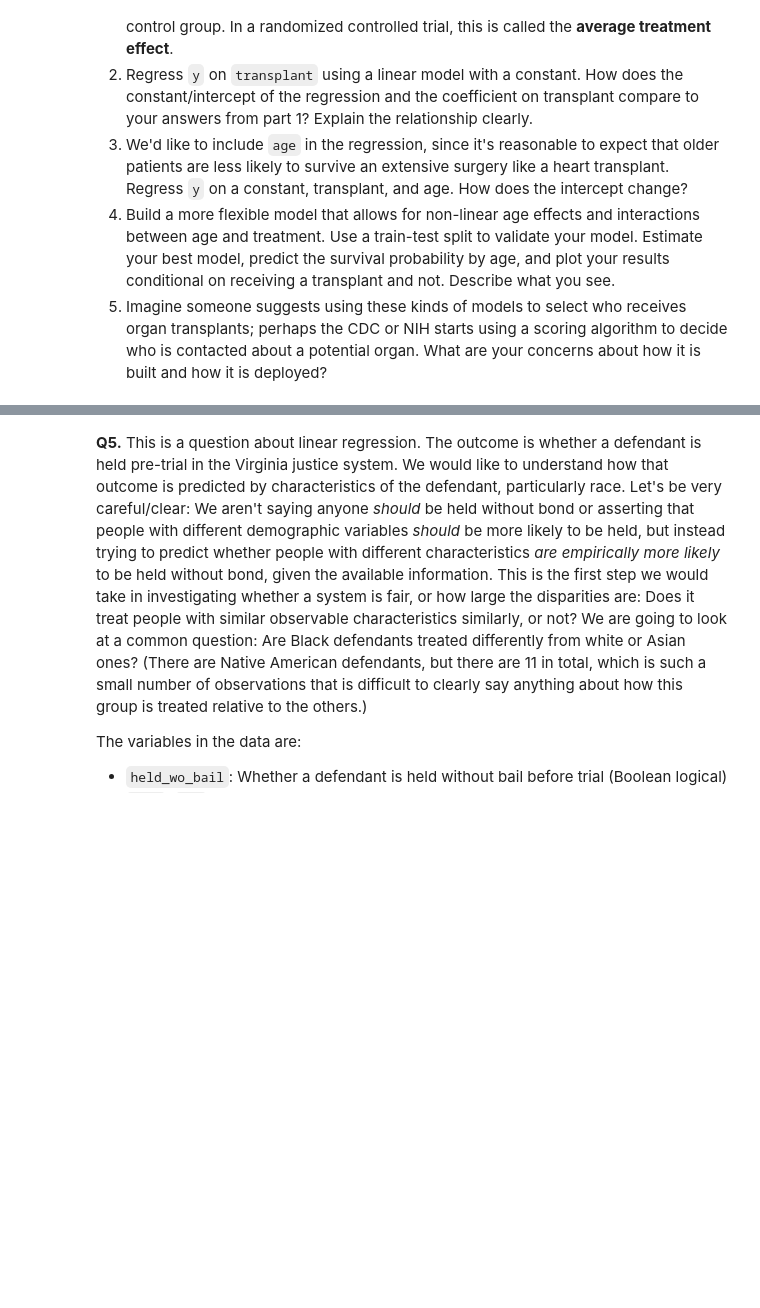
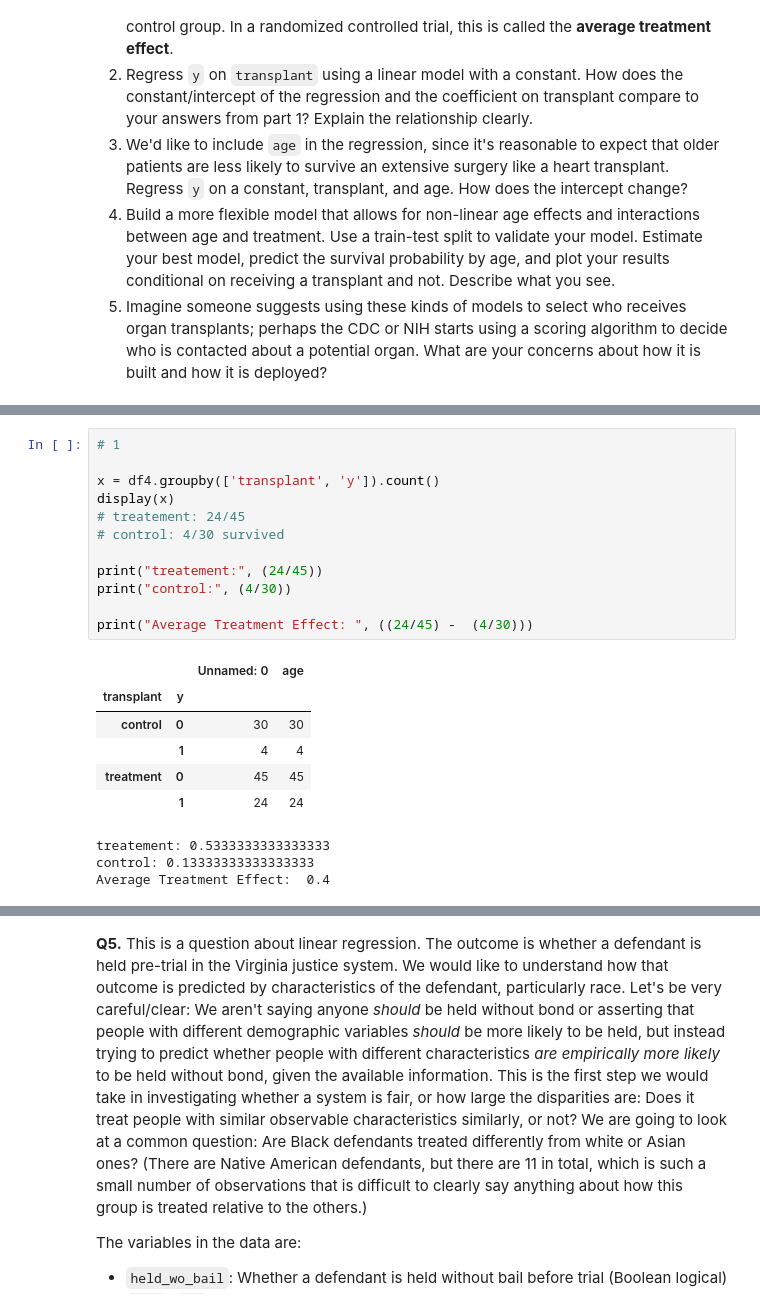
Before and after one commit to KaranRawatUVA/linearModels, a Jupyter notebook: assignment/assignment.ipynb, the cells around one changed output, grey strips where cells are left out. Drawn from its saved outputs; the diff is of its cells as text; blank space fills up the shorter version.

```diff
--- a/assignment/assignment.ipynb
+++ b/assignment/assignment.ipynb
@@ -390,0 +464,22 @@ Since a heart transplant is a dangerous operation and even people who successful
+# %%
+# 1
+
+x = df4.groupby(['transplant', 'y']).count()
+display(x)
+# treatement: 24/45
+# control: 4/30 survived
+
+print("treatement:", (24/45))
+print("control:", (4/30))
+
+print("Average Treatment Effect: ", ((24/45) -  (4/30)))
+# %% [output]
+|  |  | Unnamed: 0 | age |
+| transplant | y |  |  |
+| control | 0 | 30 | 30 |
+|  | 1 | 4 | 4 |
+| treatment | 0 | 45 | 45 |
+|  | 1 | 24 | 24 |
+treatement: 0.5333333333333333
+control: 0.13333333333333333
+Average Treatment Effect:  0.4
```
Also changed, not shown: parts of 6 cells of this notebook.
